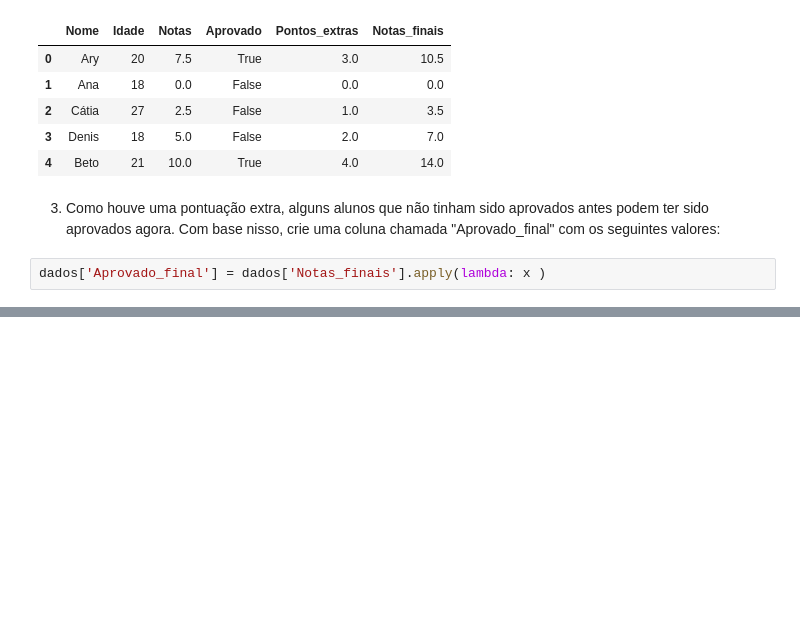
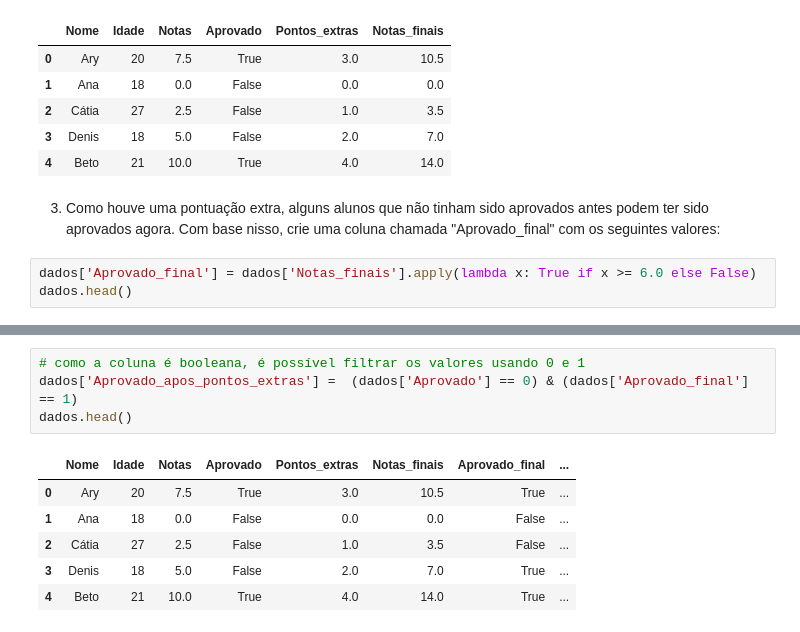
Before and after one commit to gteless/Cursos_Alura, a Jupyter notebook: Pandas/desafio_alunos.ipynb, the cells around one changed output, grey strips where cells are left out. Drawn from its saved outputs; the diff is of its cells as text; blank space fills up the shorter version.

```diff
--- a/Pandas/desafio_alunos.ipynb
+++ b/Pandas/desafio_alunos.ipynb
@@ -227,4 +227,5 @@ dados.head()
 # %% [markdown]
 3) Como houve uma pontuação extra, alguns alunos que não tinham sido aprovados antes podem ter sido aprovados agora. Com base nisso, crie uma coluna chamada "Aprovado_final" com os seguintes valores:
 # %%
-dados['Aprovado_final'] = dados['Notas_finais'].apply(lambda: x )
+dados['Aprovado_final'] = dados['Notas_finais'].apply(lambda x: True if x >= 6.0 else False)
+dados.head()
@@ -230,0 +239,11 @@ dados['Aprovado_final'] = dados['Notas_finais'].apply(lambda: x )
+# %%
+# como a coluna é booleana, é possível filtrar os valores usando 0 e 1
+dados['Aprovado_apos_pontos_extras'] =  (dados['Aprovado'] == 0) & (dados['Aprovado_final'] == 1)
+dados.head()
+# %% [output]
+|  | Nome | Idade | Notas | Aprovado | Pontos_extras | Notas_finais | Aprovado_final | ... |
+| 0 | Ary | 20 | 7.5 | True | 3.0 | 10.5 | True | ... |
+| 1 | Ana | 18 | 0.0 | False | 0.0 | 0.0 | False | ... |
+| 2 | Cátia | 27 | 2.5 | False | 1.0 | 3.5 | False | ... |
+| 3 | Denis | 18 | 5.0 | False | 2.0 | 7.0 | True | ... |
+| 4 | Beto | 21 | 10.0 | True | 4.0 | 14.0 | True | ... |
```
Also changed, not shown: parts of 1 cell of this notebook.
